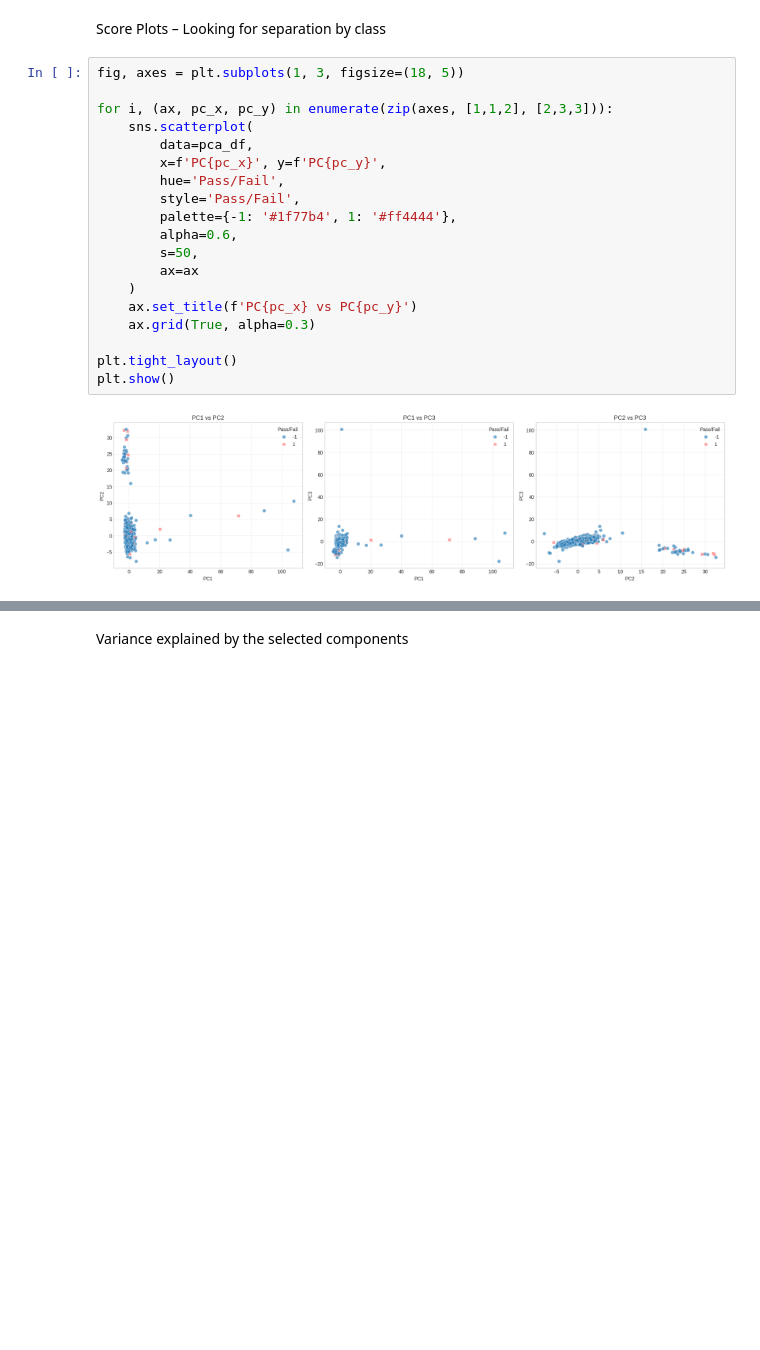
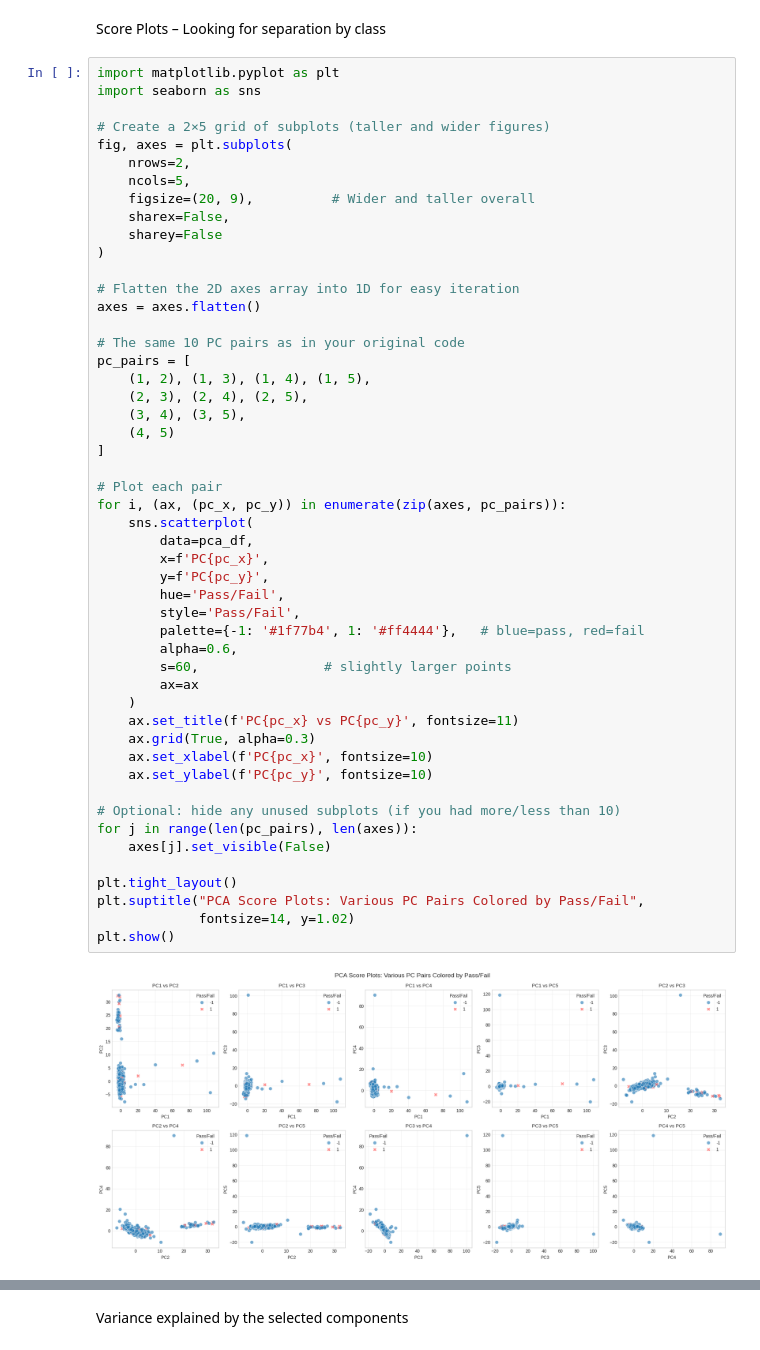
Before and after one commit to willit7384/SECOM-Process-Sensor-Analysis, a Jupyter notebook: notebooks/PCA-PHASE.ipynb, the cells around one changed output, grey strips where cells are left out. Drawn from its saved outputs; the diff is of its cells as text; blank space fills up the shorter version.

```diff
--- a/notebooks/PCA-PHASE.ipynb
+++ b/notebooks/PCA-PHASE.ipynb
@@ -379,23 +405,54 @@ plot_biplot(1, 3, n_arrows=10)   # optional
 # %% [markdown]
 Score Plots – Looking for separation by class
 # %%
-fig, axes = plt.subplots(1, 3, figsize=(18, 5))
+import matplotlib.pyplot as plt
+import seaborn as sns
 
-for i, (ax, pc_x, pc_y) in enumerate(zip(axes, [1,1,2], [2,3,3])):
+# Create a 2×5 grid of subplots (taller and wider figures)
+fig, axes = plt.subplots(
+    nrows=2,
+    ncols=5,
+    figsize=(20, 9),          # Wider and taller overall
+    sharex=False,
+    sharey=False
+)
+
+# Flatten the 2D axes array into 1D for easy iteration
+axes = axes.flatten()
+
+# The same 10 PC pairs as in your original code
+pc_pairs = [
+    (1, 2), (1, 3), (1, 4), (1, 5),
+    (2, 3), (2, 4), (2, 5),
+    (3, 4), (3, 5),
+    (4, 5)
+]
+
+# Plot each pair
+for i, (ax, (pc_x, pc_y)) in enumerate(zip(axes, pc_pairs)):
     sns.scatterplot(
         data=pca_df,
-        x=f'PC{pc_x}', y=f'PC{pc_y}',
+        x=f'PC{pc_x}',
+        y=f'PC{pc_y}',
         hue='Pass/Fail',
         style='Pass/Fail',
-        palette={-1: '#1f77b4', 1: '#ff4444'},
+        palette={-1: '#1f77b4', 1: '#ff4444'},   # blue=pass, red=fail
         alpha=0.6,
-        s=50,
+        s=60,                # slightly larger points
         ax=ax
     )
-    ax.set_title(f'PC{pc_x} vs PC{pc_y}')
+    ax.set_title(f'PC{pc_x} vs PC{pc_y}', fontsize=11)
     ax.grid(True, alpha=0.3)
+    ax.set_xlabel(f'PC{pc_x}', fontsize=10)
+    ax.set_ylabel(f'PC{pc_y}', fontsize=10)
+
+# Optional: hide any unused subplots (if you had more/less than 10)
+for j in range(len(pc_pairs), len(axes)):
+    axes[j].set_visible(False)
 
 plt.tight_layout()
+plt.suptitle("PCA Score Plots: Various PC Pairs Colored by Pass/Fail",
+             fontsize=14, y=1.02)
 plt.show()
 # %% [output]
-[figure, old version]
+[figure, new version]
```
Also changed, not shown: parts of 6 cells of this notebook, 7 other files.
